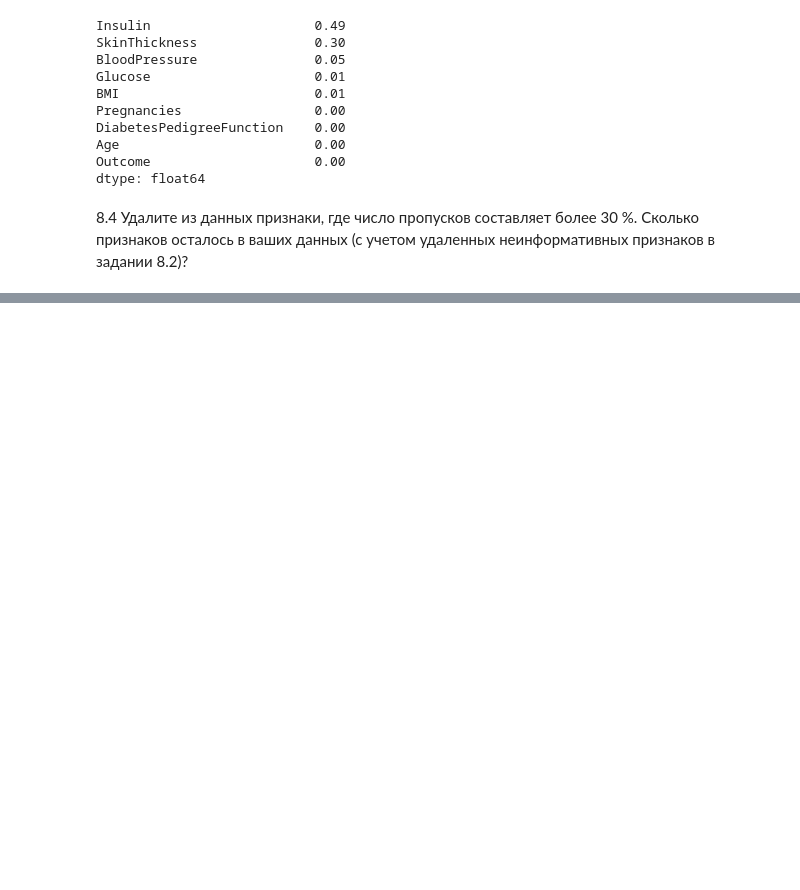
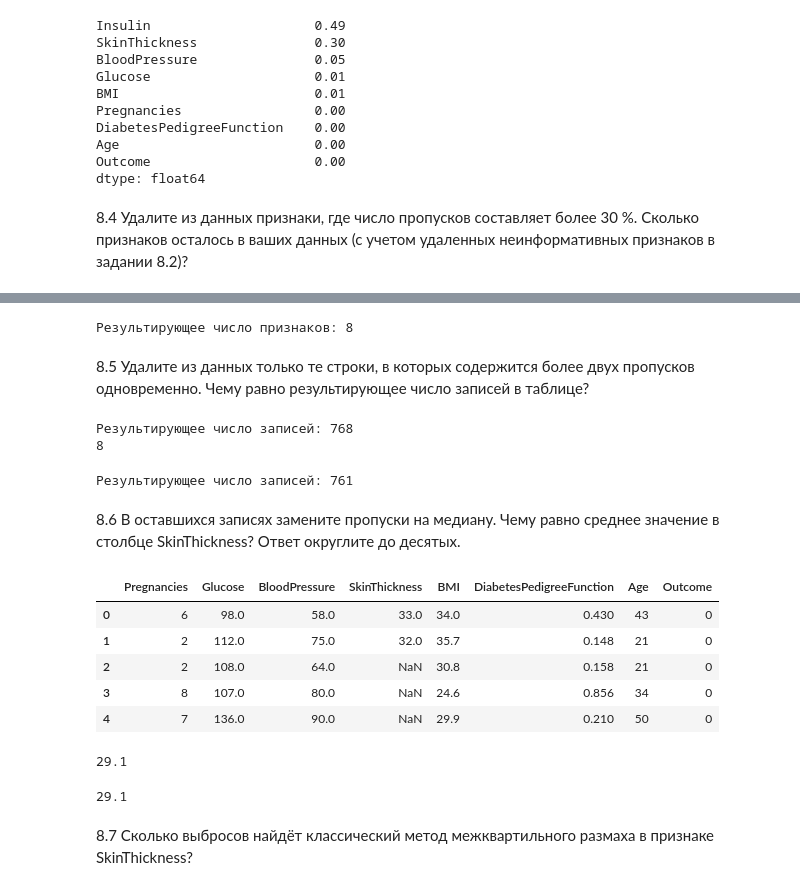
Before and after one commit to BubbleGama4ok/test, a Jupyter notebook: PY_14_Анализ данных/PY_14.Анализ данных.ipynb, the cells around one changed output, grey strips where cells are left out. Drawn from its saved outputs; the diff is of its cells as text; code cells hidden in the pictures; blank space fills up the shorter version.

```diff
--- a/PY_14_Анализ данных/PY_14.Анализ данных.ipynb
+++ b/PY_14_Анализ данных/PY_14.Анализ данных.ipynb
@@ -882,0 +884,56 @@ def del_1(x):
+# %%
+thresh = diabetes.shape[0] * 0.7
+diabetes = diabetes.dropna(thresh=thresh, axis=1)
+print(f'Результирующее число признаков: {diabetes.shape[1]}')
+# %% [output]
+Результирующее число признаков: 8
+# %% [markdown]
+8.5 Удалите из данных только те строки, в которых содержится более двух пропусков одновременно. Чему равно результирующее число записей в таблице?
+# %%
+print(f'Результирующее число записей: {diabetes.shape[0]}')
+print(diabetes.shape[1])
+# %% [output]
+Результирующее число записей: 768
+8
+# %%
+#отбрасываем строки с числом пропусков более 2 в строке
+m = diabetes.shape[1] #число признаков после удаления столбцов
+diabetes = diabetes.dropna(thresh=m-2, axis=0)
+print(f'Результирующее число записей: {diabetes.shape[0]}')
+# %% [output]
+Результирующее число записей: 761
+# %% [markdown]
+8.6 В оставшихся записях замените пропуски на медиану. Чему равно среднее значение в столбце SkinThickness? Ответ округлите до десятых.
+# %%
+diabetes.head()
+# %% [output]
+|  | Pregnancies | Glucose | BloodPressure | SkinThickness | BMI | DiabetesPedigreeFunction | Age | Outcome |
+| 0 | 6 | 98.0 | 58.0 | 33.0 | 34.0 | 0.430 | 43 | 0 |
+| 1 | 2 | 112.0 | 75.0 | 32.0 | 35.7 | 0.148 | 21 | 0 |
+| 2 | 2 | 108.0 | 64.0 | NaN | 30.8 | 0.158 | 21 | 0 |
+| 3 | 8 | 107.0 | 80.0 | NaN | 24.6 | 0.856 | 34 | 0 |
+| 4 | 7 | 136.0 | 90.0 | NaN | 29.9 | 0.210 | 50 | 0 |
+# %%
+null_data = diabetes.isnull().sum()
+cols = null_data[null_data>0].index
+for col in cols:
+    diabetes[col] = diabetes[col].fillna(diabetes[col].median())
+display(diabetes['SkinThickness'].mean().round(1))
+
+#null_data
+# %% [output]
+29.1
+# %%
+values ={
+    'SkinThickness': diabetes['SkinThickness'].median(),
+    'BloodPressure': diabetes['BloodPressure'].median(),
+    'BMI': diabetes['BMI'].median(),
+    'Glucose': diabetes['Glucose'].median()
+}
+diabetes = diabetes.fillna(values)
+display(diabetes['SkinThickness'].mean().round(1))
+#diabetes.head()
+# %% [output]
+29.1
+# %% [markdown]
+8.7 Сколько выбросов найдёт классический метод межквартильного размаха в признаке SkinThickness?
```
Also changed, not shown: parts of 5 cells of this notebook.
